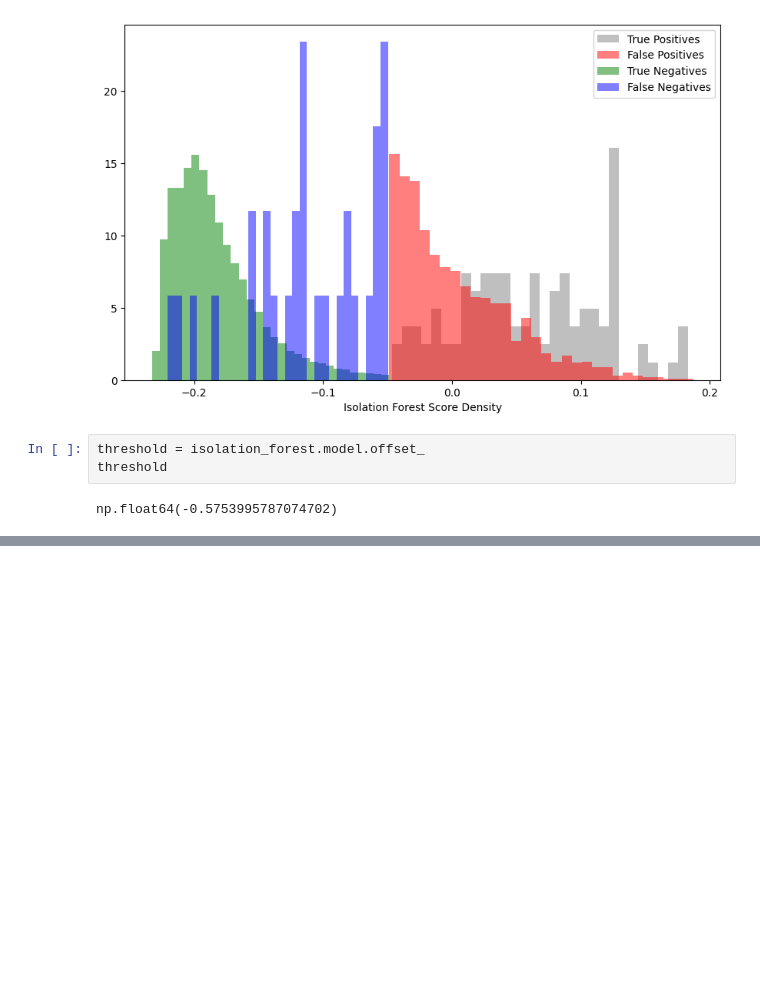
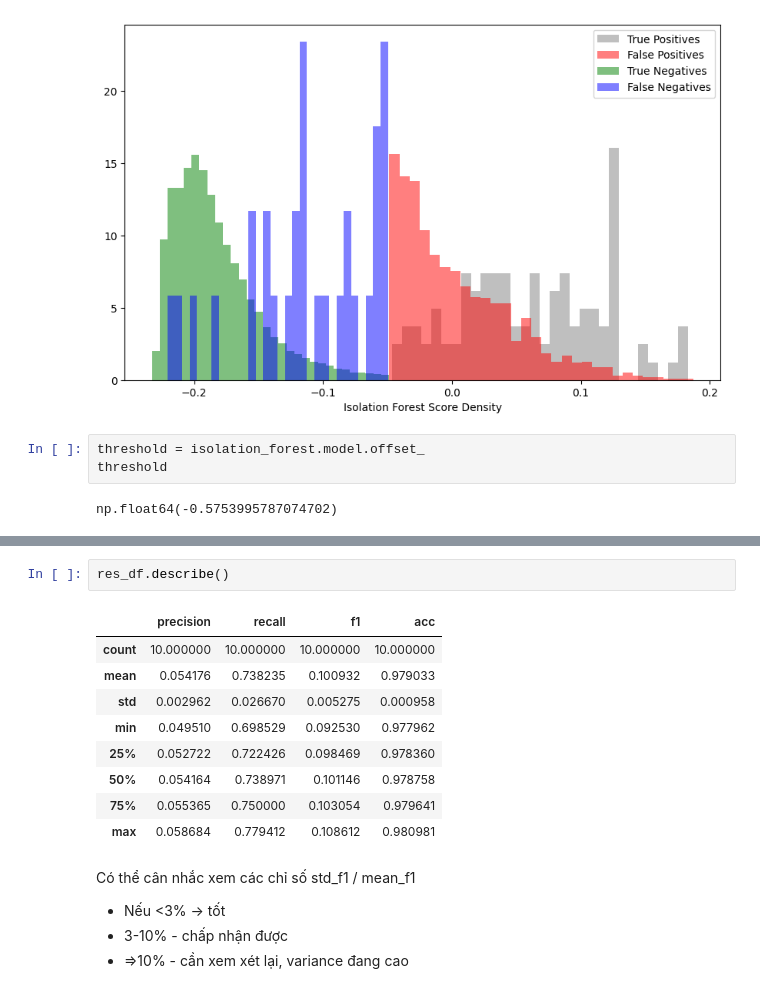
Before and after one commit to haiduongnguyen/Opstimus, a Jupyter notebook: notebooks/isolation_forest_baseline.ipynb, the cells around one changed output, grey strips where cells are left out. Drawn from its saved outputs; the diff is of its cells as text; blank space fills up the shorter version.

```diff
--- a/notebooks/isolation_forest_baseline.ipynb
+++ b/notebooks/isolation_forest_baseline.ipynb
@@ -297,0 +400,17 @@ np.float64(-0.5753995787074702)
+# %%
+res_df.describe()
+# %% [output]
+|  | precision | recall | f1 | acc |
+| count | 10.000000 | 10.000000 | 10.000000 | 10.000000 |
+| mean | 0.054176 | 0.738235 | 0.100932 | 0.979033 |
+| std | 0.002962 | 0.026670 | 0.005275 | 0.000958 |
+| min | 0.049510 | 0.698529 | 0.092530 | 0.977962 |
+| 25% | 0.052722 | 0.722426 | 0.098469 | 0.978360 |
+| 50% | 0.054164 | 0.738971 | 0.101146 | 0.978758 |
+| 75% | 0.055365 | 0.750000 | 0.103054 | 0.979641 |
+| max | 0.058684 | 0.779412 | 0.108612 | 0.980981 |
+# %% [markdown]
+Có thể cân nhắc xem các chỉ số std_f1 / mean_f1
+- Nếu <3% -> tốt
+- 3-10% - chấp nhận được
+- =>10% - cần xem xét lại, variance đang cao
```
Also changed, not shown: parts of 9 cells of this notebook.
